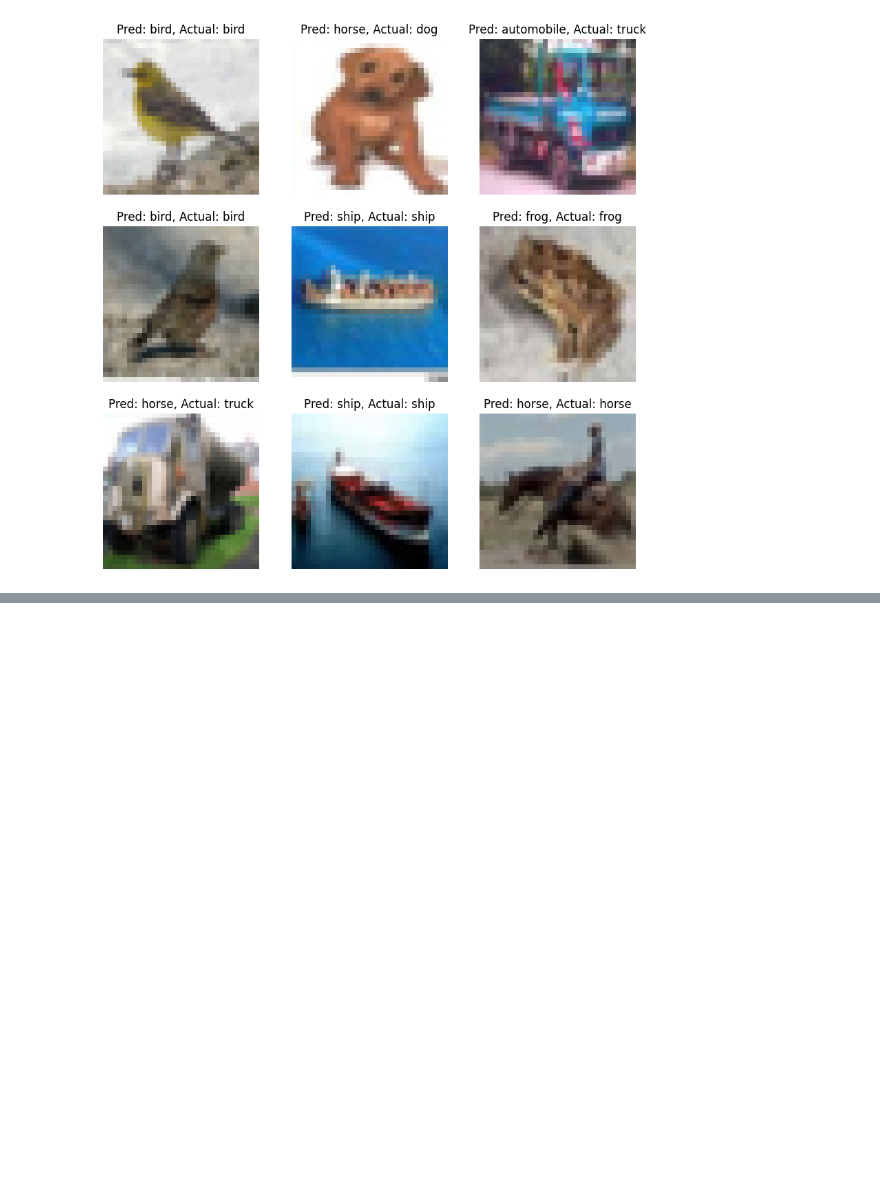
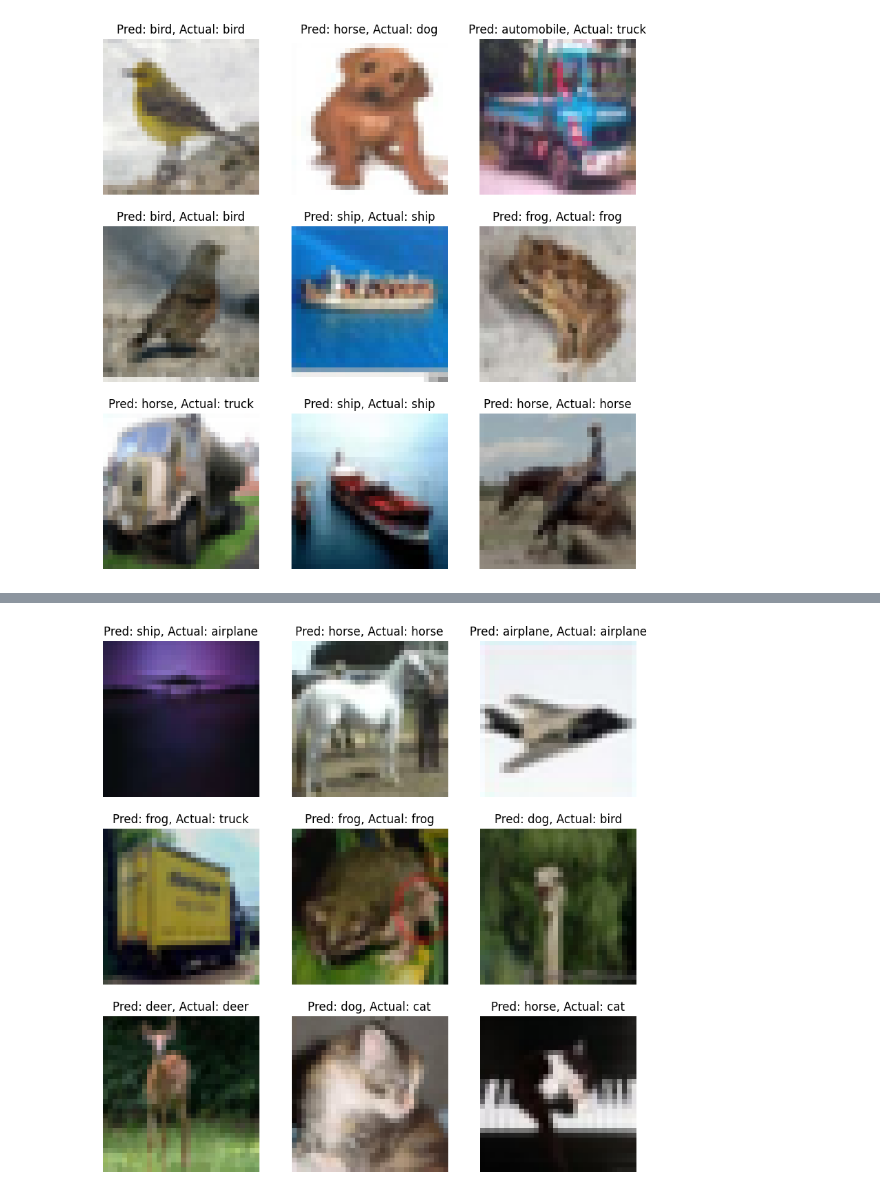
Before and after one commit to gad497/PyTorch_practice, a Jupyter notebook: Cifar10.ipynb, the cells around one changed output, grey strips where cells are left out. Drawn from its saved outputs; the diff is of its cells as text; code cells hidden in the pictures; blank space fills up the shorter version.

```diff
--- a/Cifar10.ipynb
+++ b/Cifar10.ipynb
@@ -231,0 +265,14 @@ random_predictions()
+# %%
+BATCH_SIZE = 32
+NUM_WORKERS = 0
+
+train_dataloader = DataLoader(dataset=train_data,
+                              batch_size=BATCH_SIZE,
+                              shuffle=True,
+                              num_workers=NUM_WORKERS)
+test_dataloader = DataLoader(dataset=test_data,
+                             batch_size=BATCH_SIZE,
+                             shuffle=False,
+                             num_workers=NUM_WORKERS)
+print(train_dataloader, test_dataloader)
+print(f"Train dataloader lenght: {len(train_dataloader)}\nTest dataloader lenght: {len(test_dataloader)}")
@@ -231,0 +311,5 @@ random_predictions()
+# %%
+loss_fn = nn.CrossEntropyLoss()
+optimizer = torch.optim.SGD(params=model2.parameters(),lr=0.01)
+# %%
+train_test_loop(model2, train_dataloader, test_dataloader, 20, loss_fn, optimizer)
@@ -231,0 +334,4 @@ random_predictions()
+# %%
+random_predictions(model2)
+# %% [output]
+[figure, added]
```
Also changed, not shown: parts of 16 cells of this notebook.
